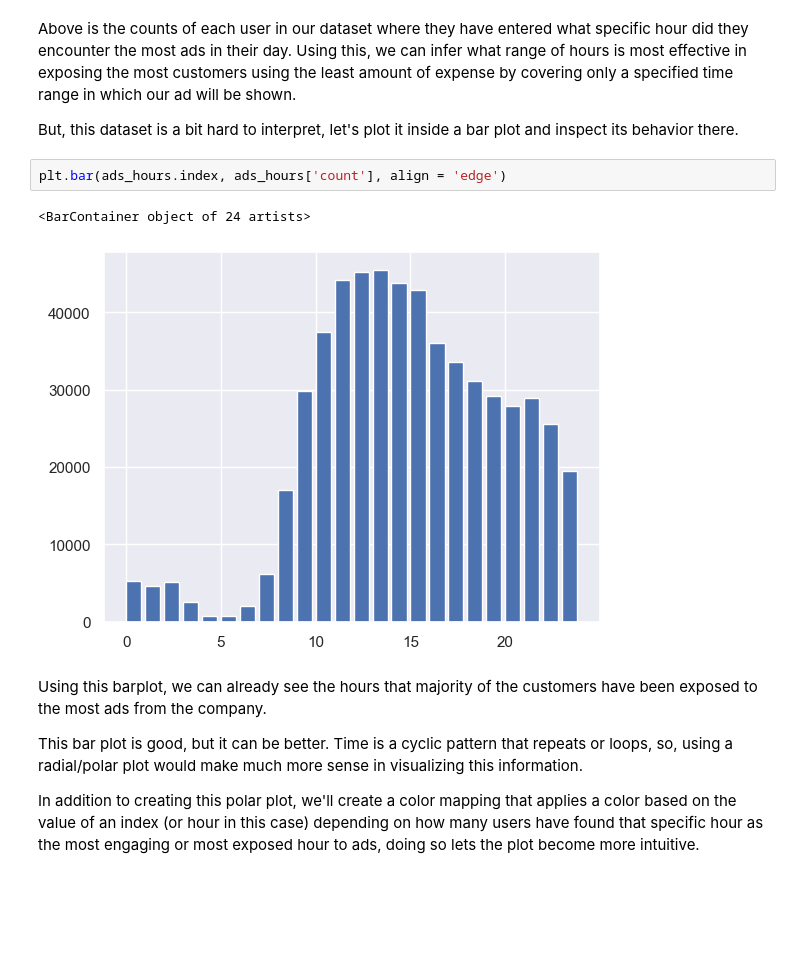
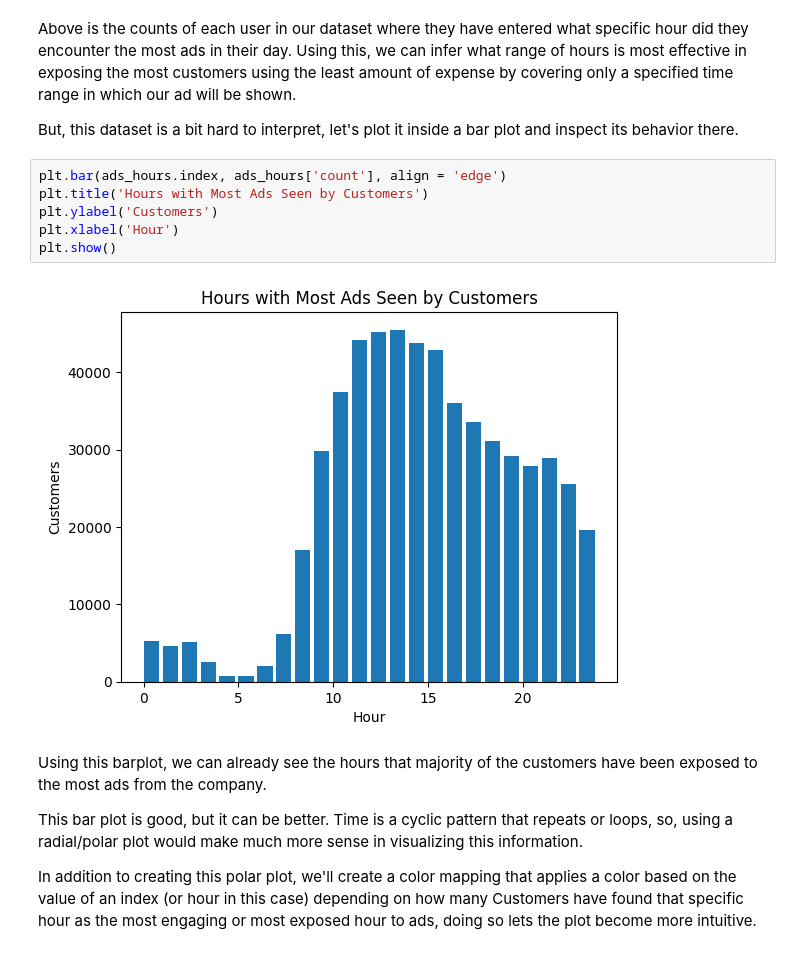
Before and after one commit to Kyo-Fox22/Marketing-A-B-Test, a Jupyter notebook: ab_test.ipynb, the cells around one changed output. Drawn from its saved outputs; the diff is of its cells as text; blank space fills up the shorter version.

```diff
--- a/ab_test.ipynb
+++ b/ab_test.ipynb
@@ -273,15 +273,18 @@ Above is the counts of each user in our dataset where they have entered what spe
 But, this dataset is a bit hard to interpret, let's plot it inside a bar plot and inspect its behavior there.
 # %%
 plt.bar(ads_hours.index, ads_hours['count'], align = 'edge')
+plt.title('Hours with Most Ads Seen by Customers')
+plt.ylabel('Customers')
+plt.xlabel('Hour')
+plt.show()
 # %% [output]
-<BarContainer object of 24 artists>
-[figure, old version]
+[figure, new version]
 # %% [markdown]
 Using this barplot, we can already see the hours that majority of the customers have been exposed to the most ads from the company.
 
 This bar plot is good, but it can be better. Time is a cyclic pattern that repeats or loops, so, using a radial/polar plot would make much more sense in visualizing this information.
 
-In addition to creating this polar plot, we'll create a color mapping that applies a color based on the value of an index (or hour in this case) depending on how many users have found that specific hour as the most engaging or most exposed hour to ads, doing so lets the plot become more intuitive.
+In addition to creating this polar plot, we'll create a color mapping that applies a color based on the value of an index (or hour in this case) depending on how many Customers have found that specific hour as the most engaging or most exposed hour to ads, doing so lets the plot become more intuitive.
 # %%
 # Configure Colormap for barplot
 norm = plt.Normalize(ads_hours.min(), ads_hours.max())
```
Also changed, not shown: parts of 13 cells of this notebook.
